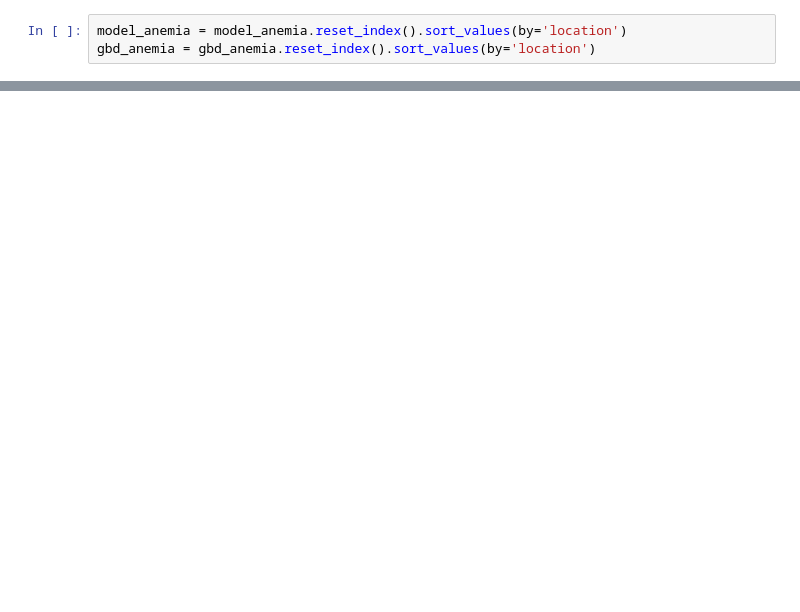
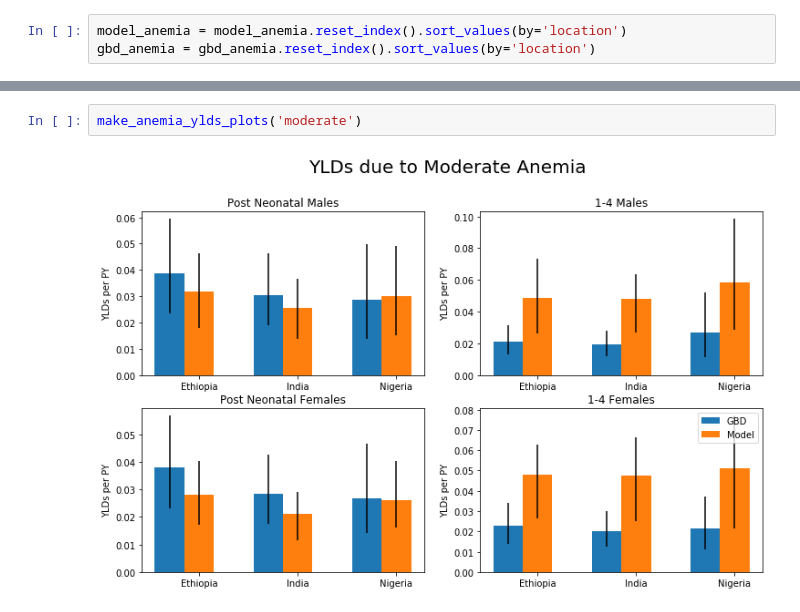
Before and after one commit to ihmeuw/vivarium_data_analysis, a Jupyter notebook: output_processing/lsff/model_3/iron/model_3_anemia_validation.ipynb, the cells around one changed output, grey strips where cells are left out. Saved outputs shown, nothing was run; the diff lists cells and outputs as text; blank space fills up the shorter version.

```diff
--- a/output_processing/lsff/model_3/iron/model_3_anemia_validation.ipynb
+++ b/output_processing/lsff/model_3/iron/model_3_anemia_validation.ipynb
@@ -205,0 +371,4 @@ make_anemia_plots('severe')
+# %%
+make_anemia_ylds_plots('moderate')
+# %% [output]
+[figure, added]
```
Also changed, not shown: parts of 19 cells of this notebook.
